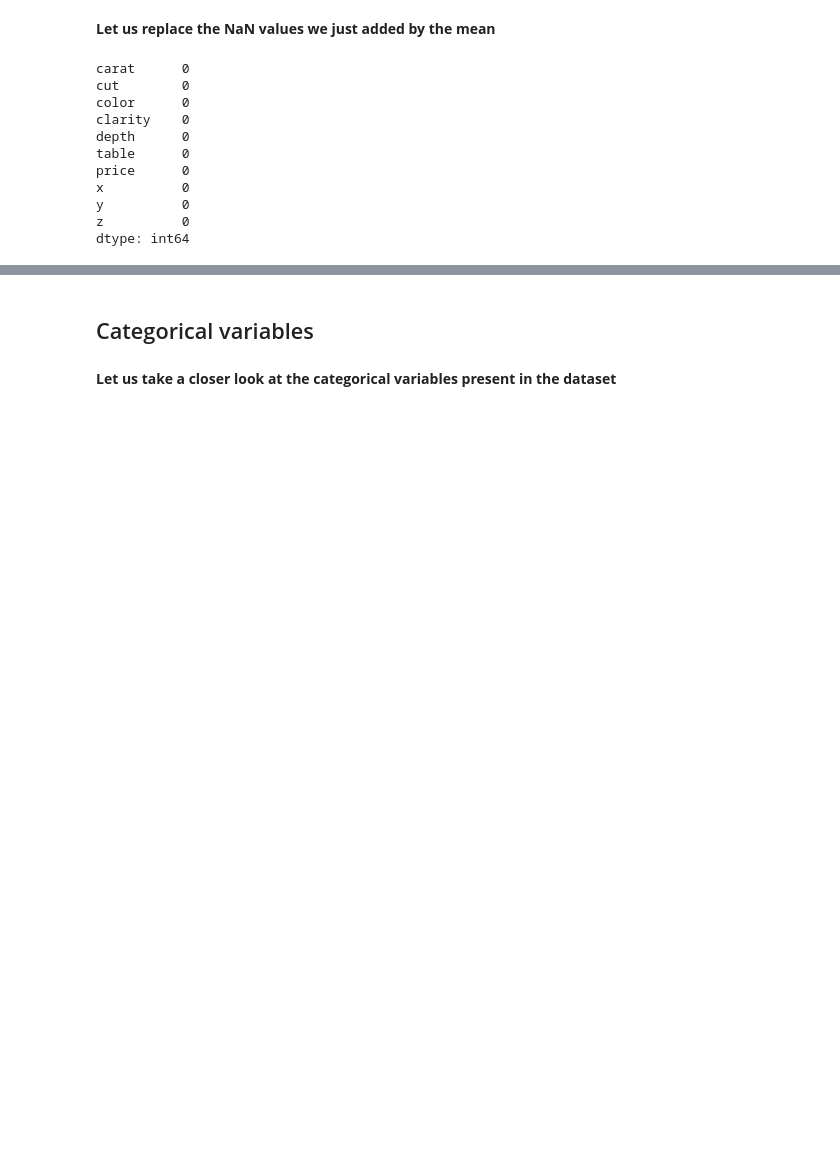
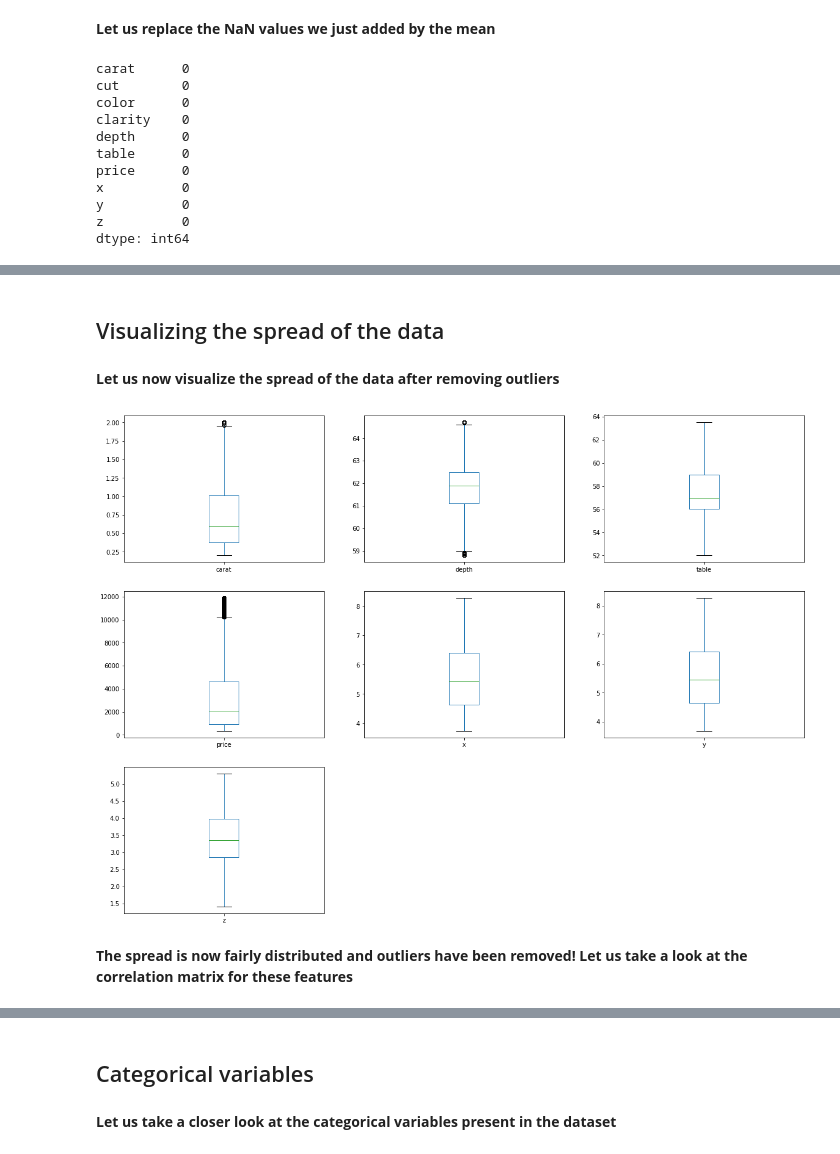
Before and after one commit to smmundada95/Diamond-Data-Analysis, a Jupyter notebook: Diamond Price Prediction.ipynb, the cells around one changed output, grey strips where cells are left out. Cells and saved outputs as stored; diff of their text form; code cells hidden in the pictures; blank space fills up the shorter version.

```diff
--- a/Diamond Price Prediction.ipynb
+++ b/Diamond Price Prediction.ipynb
@@ -154,0 +212,11 @@ diamond.describe()
+# %% [markdown]
+<h2>Visualizing the spread of the data</h2>
+# %% [markdown]
+<b>Let us now visualize the spread of the data after removing outliers</b>
+# %%
+diamond.plot(kind='box', subplots = True, layout = (3,3) , figsize = (20,15))
+plt.show()
+# %% [output]
+[figure, added]
+# %% [markdown]
+<b>The spread is now fairly distributed and outliers have been removed! Let us take a look at the correlation matrix for these features</b>
```
Also changed, not shown: parts of 38 cells of this notebook, 1 other file.
